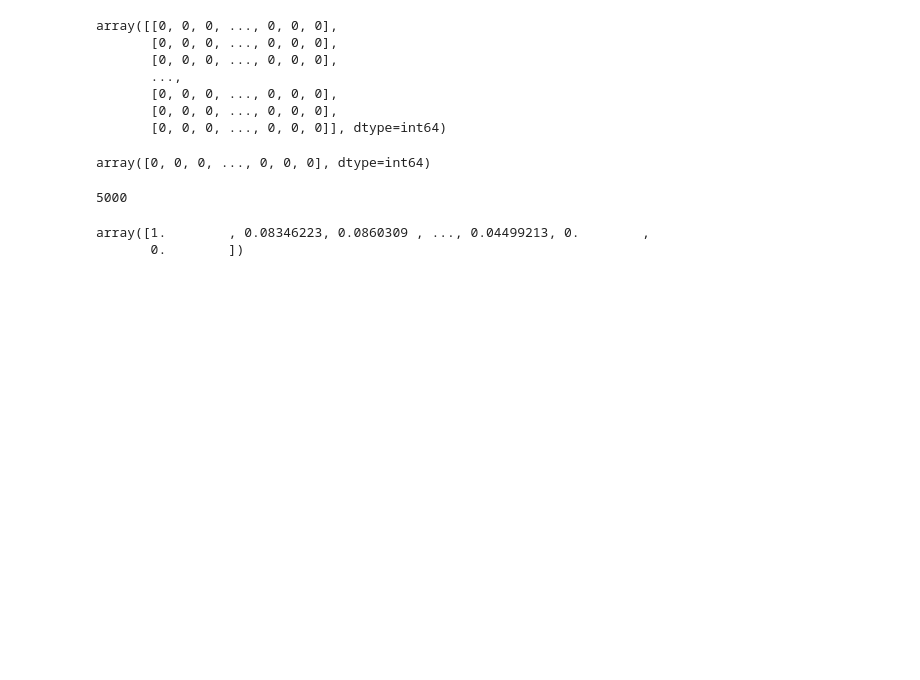
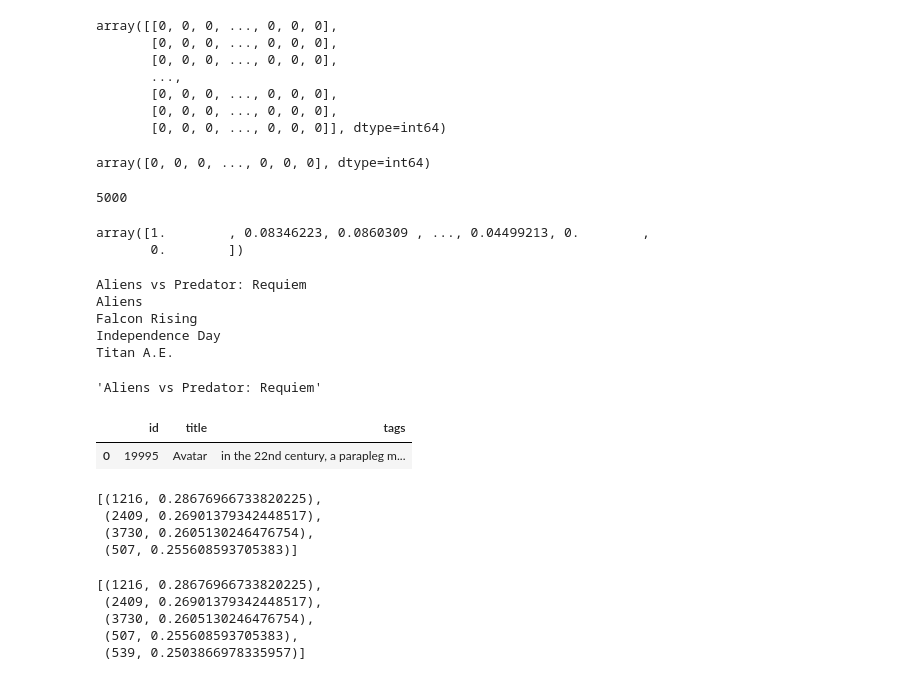
Before and after one commit to IshitaPathak/Movie-Recommender-System, a Jupyter notebook: model.ipynb, the cells around one changed output. Drawn from its saved outputs; the diff is of its cells as text; code cells hidden in the pictures; blank space fills up the shorter version.

```diff
--- a/model.ipynb
+++ b/model.ipynb
@@ -349,0 +364,33 @@ array([1.        , 0.08346223, 0.0860309 , ..., 0.04499213, 0.        ,
+# %%
+recommend('Avatar')
+# %% [output]
+Aliens vs Predator: Requiem
+Aliens
+Falcon Rising
+Independence Day
+Titan A.E.
+# %%
+final_df.iloc[1216].title #1216 is index
+# %% [output]
+'Aliens vs Predator: Requiem'
+# %%
+# fetching the index of the movie
+final_df[final_df['title']=='Avatar']
+# %% [output]
+|  | id | title | tags |
+| 0 | 19995 | Avatar | in the 22nd century, a parapleg m... |
+# %%
+sorted(list(enumerate(similarity[0])),reverse=True,key=lambda x:x[1])[1:5]
+# %% [output]
+[(1216, 0.28676966733820225),
+ (2409, 0.26901379342448517),
+ (3730, 0.2605130246476754),
+ (507, 0.255608593705383)]
+# %%
+sorted(list(enumerate(similarity[0])),reverse=True,key=lambda x:x[1])[1:6]
+# %% [output]
+[(1216, 0.28676966733820225),
+ (2409, 0.26901379342448517),
+ (3730, 0.2605130246476754),
+ (507, 0.255608593705383),
+ (539, 0.2503866978335957)]
```
Also changed, not shown: parts of 1 cell of this notebook, 1 other file.
